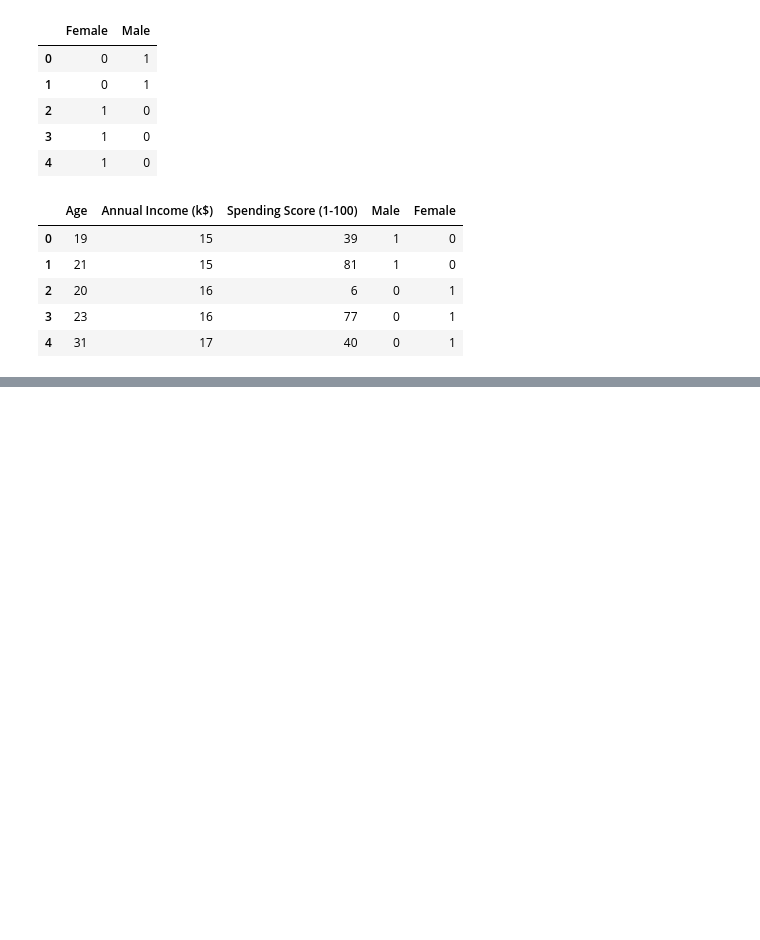
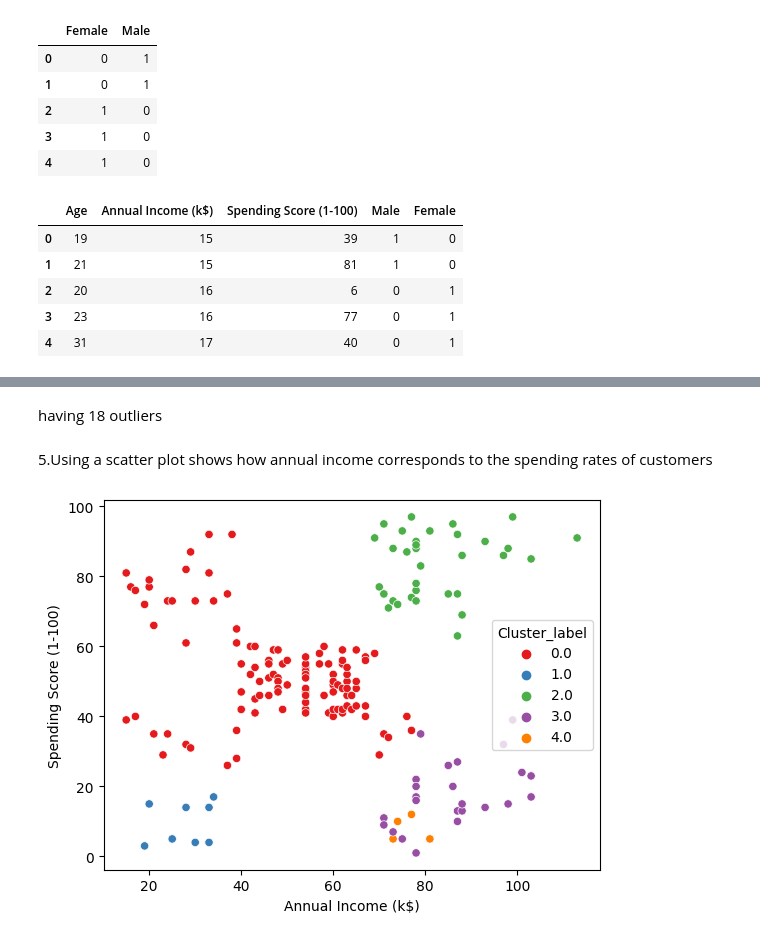
Before and after one commit to Shivam-Shane/Learnerhub, a Jupyter notebook: IPYTHON/Assignment 5.question 3.ipynb, the cells around one changed output, grey strips where cells are left out. Cells and saved outputs as stored; diff of their text form; code cells hidden in the pictures; blank space fills up the shorter version.

```diff
--- a/IPYTHON/Assignment 5.question 3.ipynb
+++ b/IPYTHON/Assignment 5.question 3.ipynb
@@ -141,8 +143,5 @@ data.head()
 | 2 | 20 | 16 | 6 | 0 | 1 |
 | 3 | 23 | 16 | 77 | 0 | 1 |
 | 4 | 31 | 17 | 40 | 0 | 1 |
-# %%
-from sklearn.preprocessing import StandardScaler
-st=StandardScaler()
-st.fit(data)
-data=st.fit_transform(data)
+# %%
+data2=data.copy()
@@ -149,5 +150,5 @@ data=st.fit_transform(data)
 # %%
 from sklearn.cluster import DBSCAN
-db = DBSCAN(eps=0.4, min_samples=20)
+db = DBSCAN(eps=12.5, min_samples=4)
 db.fit(data)
 # %% [output]
@@ -154,0 +158,4 @@ DBSCAN(eps=0.4, min_samples=20)
+# %%
+db.labels_
+data2['Cluster_label']=db.labels_
+data2.head()
@@ -154,0 +182,10 @@ DBSCAN(eps=0.4, min_samples=20)
+# %% [markdown]
+having 18 outliers
+# %% [markdown]
+5.Using a scatter plot shows how annual income corresponds to the spending rates of customers
+# %%
+outliers = data2[data2['Cluster_label']==-1]
+sns.scatterplot(x=data2['Annual Income (k$)'],y=data2['Spending Score (1-100)'],data=data2[data2['Cluster_label']!=-1],hue='Cluster_label',palette='Set1')
+mp.show()
+# %% [output]
+[figure, added]
```
Also changed, not shown: parts of 7 cells of this notebook.
